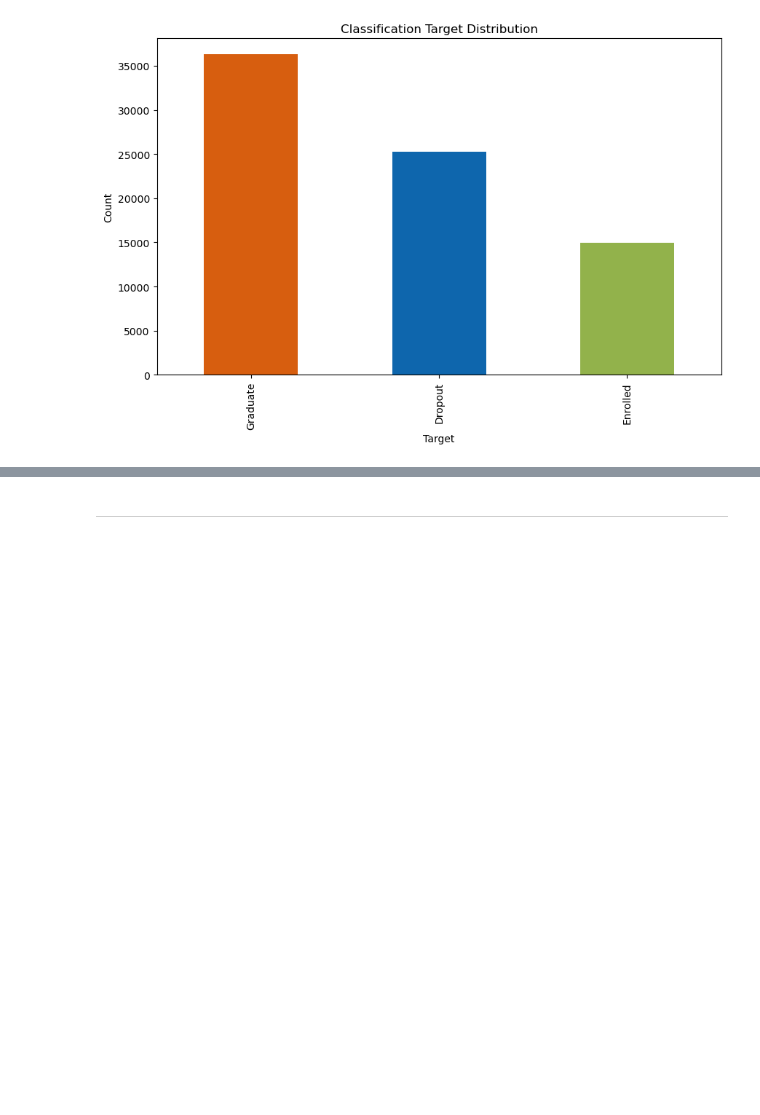
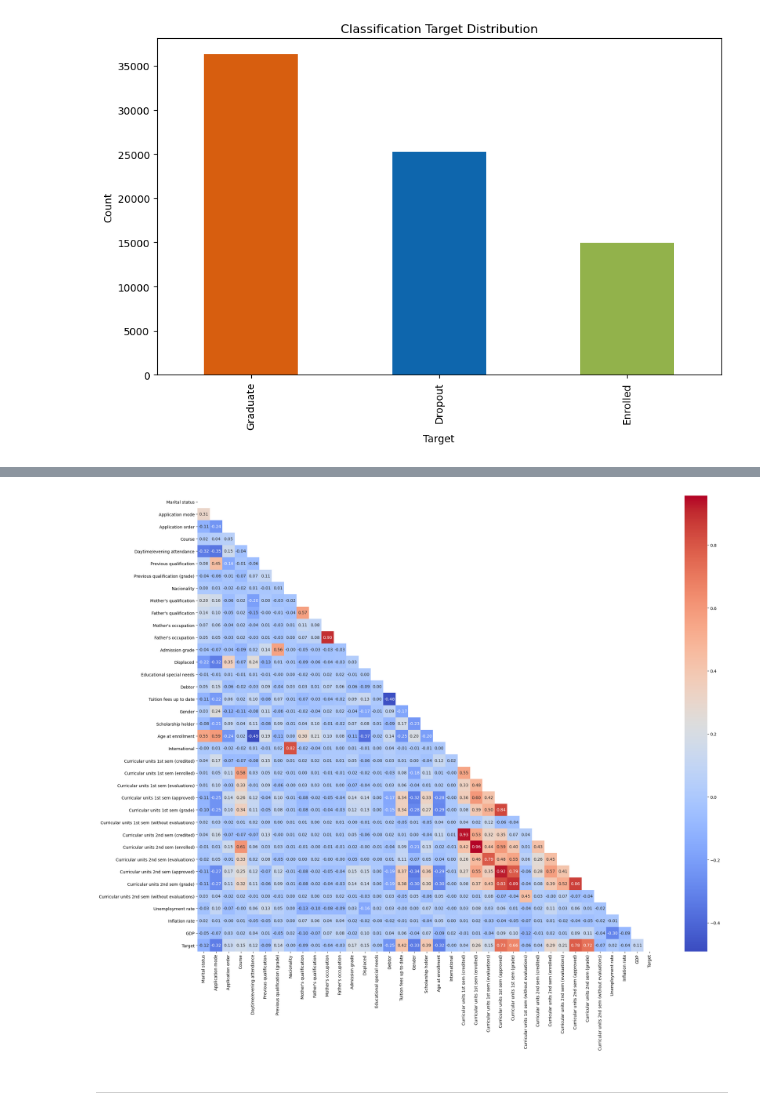
Before and after one commit to hibahdesu/Kaggle-Competitions, a Jupyter notebook: Classification with an Academic Success Dataset/My Analysis Part.ipynb, the cells around one changed output, grey strips where cells are left out. Drawn from its saved outputs; the diff is of its cells as text; code cells hidden in the pictures; blank space fills up the shorter version.

```diff
--- a/Classification with an Academic Success Dataset/My Analysis Part.ipynb
+++ b/Classification with an Academic Success Dataset/My Analysis Part.ipynb
@@ -1673,0 +1654,3 @@ plt.show()
+# %%
+df_corr = df_train.copy()
+df_corr
@@ -1673,0 +1673,9 @@ plt.show()
+# %%
+#Using LabelEncoder to convert the Target column to numeric
+le = LabelEncoder()
+
+#Fitting and transforming it
+df_corr['Target'] = le.fit_transform(df_corr['Target'])
+
+#Checking
+df_corr['Target']
@@ -1674,2 +1695,12 @@ plt.show()
+# %%
+cor_mat = df_corr.corr(method="pearson")
+
+mask = np.triu(np.ones_like(cor_mat))
+
+plt.figure(figsize=(25, 20))
+sns.heatmap(cor_mat, annot=True, fmt=".2f", cmap="coolwarm", mask=mask)
+plt.show()
+# %% [output]
+[figure, added]
 # %% [markdown]
 <hr/>
```
Also changed, not shown: parts of 18 cells of this notebook.
